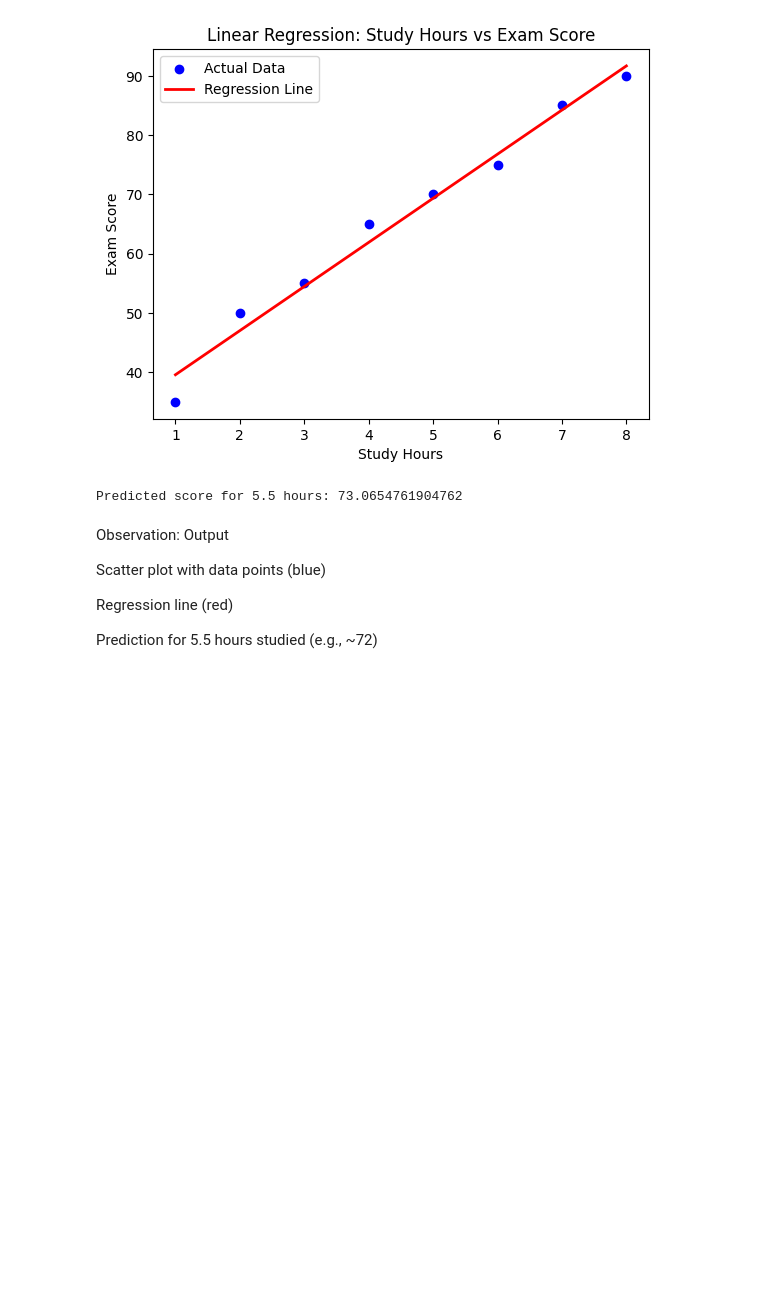
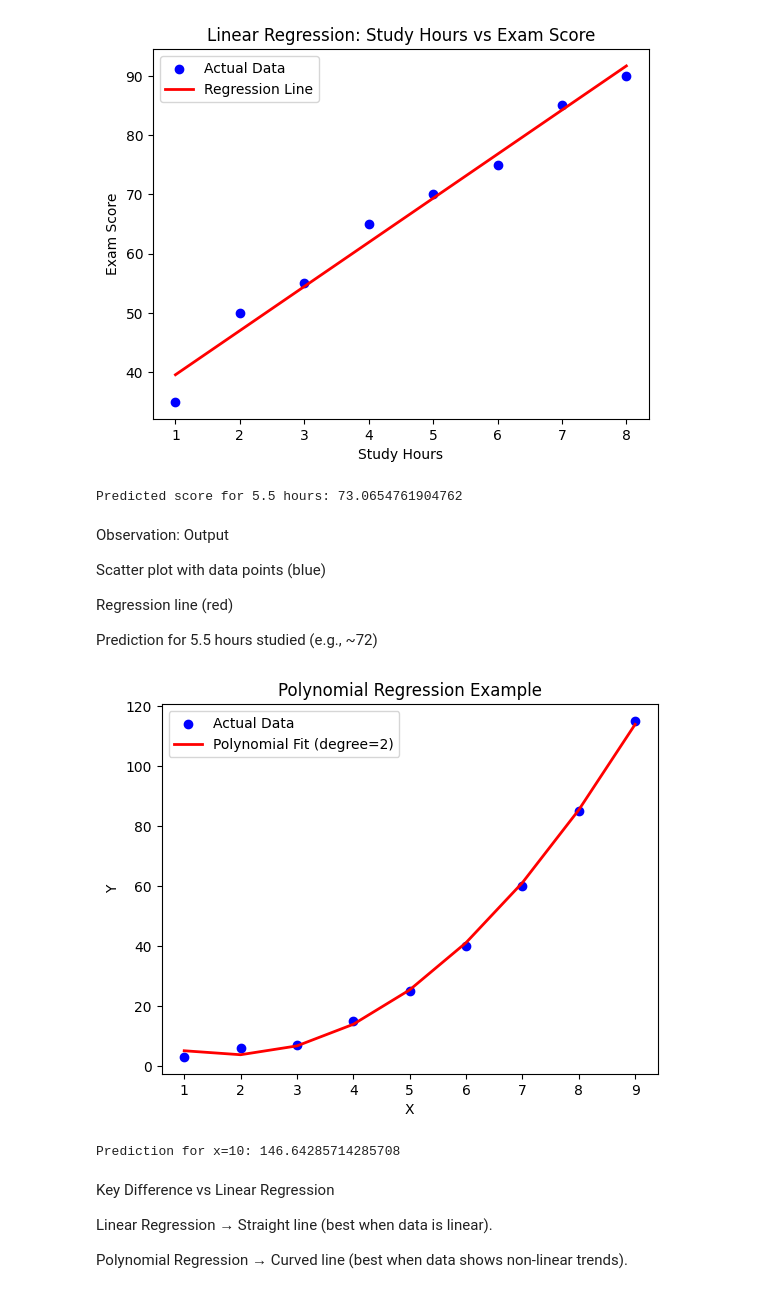
Before and after one commit to Gitstrong3333/MachineLearning_Projects, a Jupyter notebook: MachineLearning_Introduction.ipynb, the cells around one changed output. Saved outputs shown, nothing was run; the diff lists cells and outputs as text; code cells hidden in the pictures; blank space fills up the shorter version.

```diff
--- a/MachineLearning_Introduction.ipynb
+++ b/MachineLearning_Introduction.ipynb
@@ -937,0 +968,41 @@ Prediction for 5.5 hours studied (e.g., ~72)
+# %%
+import numpy as np
+import matplotlib.pyplot as plt
+from sklearn.linear_model import LinearRegression
+from sklearn.preprocessing import PolynomialFeatures
+
+# Example dataset (X vs Y)
+X = np.array([1, 2, 3, 4, 5, 6, 7, 8, 9]).reshape(-1, 1)
+y = np.array([3, 6, 7, 15, 25, 40, 60, 85, 115])
+
+# Transform input for polynomial regression (degree 2)
+poly = PolynomialFeatures(degree=2)
+X_poly = poly.fit_transform(X)
+
+# Train model
+model = LinearRegression()
+model.fit(X_poly, y)
+
+# Predict values
+y_pred = model.predict(X_poly)
+
+# Plot
+plt.scatter(X, y, color="blue", label="Actual Data")
+plt.plot(X, y_pred, color="red", linewidth=2, label="Polynomial Fit (degree=2)")
+plt.title("Polynomial Regression Example")
+plt.xlabel("X")
+plt.ylabel("Y")
+plt.legend()
+plt.show()
+
+# Predict for a new value (e.g., x=10)
+print("Prediction for x=10:", model.predict(poly.transform([[10]]))[0])
+# %% [output]
+[figure, added]
+Prediction for x=10: 146.64285714285708
+# %% [markdown]
+Key Difference vs Linear Regression
+
+Linear Regression → Straight line (best when data is linear).
+
+Polynomial Regression → Curved line (best when data shows non-linear trends).
```
Also changed, not shown: parts of 3 cells of this notebook.
